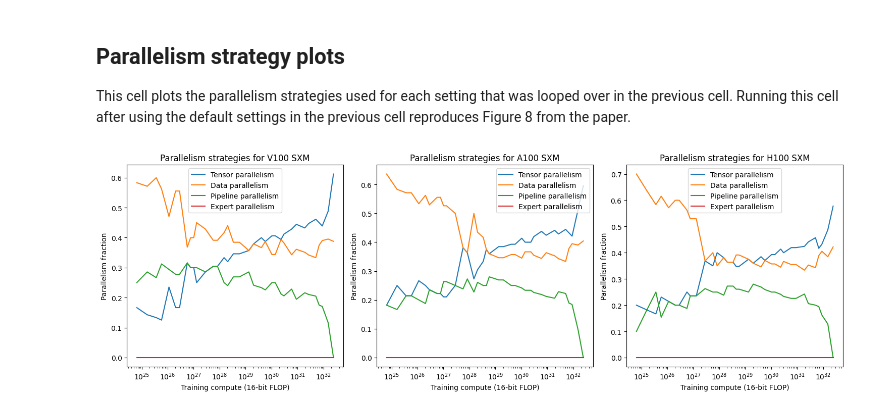
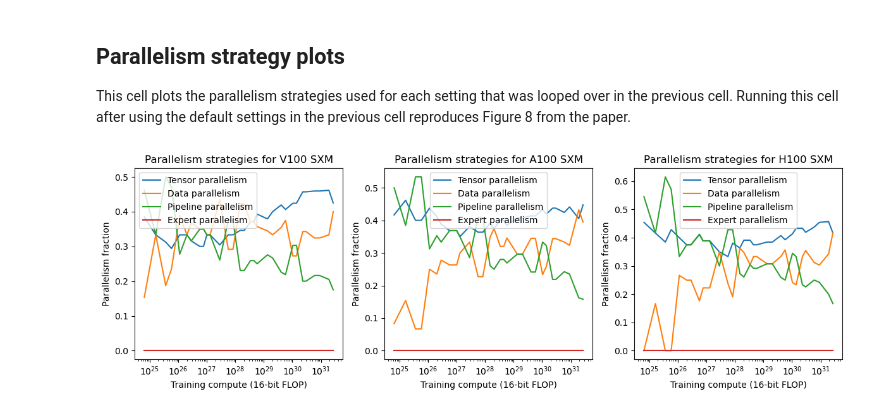
Before and after one commit to ege-erdil/limits_to_distributed_training, a Jupyter notebook: optimal_parallelism.ipynb, the cells around one changed output. Saved outputs shown, nothing was run; the diff lists cells and outputs as text; code cells hidden in the pictures.

```diff
--- a/optimal_parallelism.ipynb
+++ b/optimal_parallelism.ipynb
@@ -684,15 +688,15 @@ d_model_list = sorted([f * 2**i for (f, i) in product(range(1, 17, 2), range(11,
 seq_len = 2048 ## sequence length to use during training
 
 interleaving = True ## set this flag to True if you want to enable pipeline interleaving, set it to False to disable it
-zero_bubble_pp = True ## set this flag to True if you want to enable zero-bubble pipeline parallelism, set it to False to disable it
+consider_zero_bubble_pp = True ## set this flag to True if you want to enable considering zero-bubble pipeline parallelism, set it to False to disable it
 
-def simulate_training_runs(gpu, d_model_list, d_ff_list, layer_fun, sparsity_fun, batch_size_fun, seq_len, years, stopping_utilization_value=0, zero_bubble_pp=False, \
+def simulate_training_runs(gpu, d_model_list, d_ff_list, layer_fun, sparsity_fun, batch_size_fun, seq_len, years, stopping_utilization_value=0, \
                            overlap_TP=1, overlap_DP=1, overlap_PP=1):
     info_list = []
 
     for (d_model, d_ff) in zip(d_model_list, d_ff_list):
         print(d_model, d_ff)
-        result = cluster_size_required(gpu, d_model, d_ff, layer_fun, sparsity_fun, batch_size_fun, seq_len, years=years, zero_bubble_pp=zero_bubble_pp, \
+        result = cluster_size_required(gpu, d_model, d_ff, layer_fun, sparsity_fun, batch_size_fun, seq_len, years=years, \
                                        overlap_TP=overlap_TP, overlap_DP=overlap_DP, overlap_PP=overlap_PP)
 
         if result[0] != None:
@@ -701,7 +705,7 @@ def simulate_training_runs(gpu, d_model_list, d_ff_list, layer_fun, sparsity_fun
             N_DP_opt, N_TP_model_opt, N_TP_ff_opt, N_PP_opt, N_EP_opt, N_DP_tup_opt, N_TP_model_tup_opt, N_TP_ff_tup_opt, N_PP_tup_opt, N_EP_tup_opt, \
             num_of_microbatches_opt, pp_interleaving_factor_opt, recompute_activations_opt, utilization_opt, \
             best_time_yrs, tp_time_opt, dp_time_opt, pp_time_opt, latency_time_opt = \
-                    optimal_parallelism(gpu, d_model, d_ff, local_layers, local_sparsity_factor, local_batch_size, seq_len, N, zero_bubble_pp, overlap_TP, overlap_DP, overlap_PP, interleaving)
+                    optimal_parallelism(gpu, d_model, d_ff, local_layers, local_sparsity_factor, local_batch_size, seq_len, N, overlap_TP, overlap_DP, overlap_PP, interleaving)
 
             N_TP_opt = N_TP_model_opt * N_TP_ff_opt
             N_param_local = 2*d_model*d_ff*local_layers*local_sparsity_factor
@@ -731,7 +735,7 @@ for setting in settings:
     print("Simulating training runs for setting: %s" % (setting.identifier))
     d_ff_list = [4*d for d in d_model_list]
     info_dict[setting] = simulate_training_runs(gpu, d_model_list, d_ff_list, layer_fun=setting.layer_fun, sparsity_fun=setting.sparsity_fun, batch_size_fun=setting.batch_size_fun, \
-                                            seq_len=seq_len, years=run_duration_years, stopping_utilization_value=0.001, zero_bubble_pp=zero_bubble_pp, \
+                                            seq_len=seq_len, years=run_duration_years, stopping_utilization_value=0.001, \
                                             overlap_TP=overlap_TP, overlap_DP=overlap_DP, overlap_PP=overlap_PP)
     print("Simulation complete! Results below:\n")
     for info in info_dict[setting]:
@@ -802,7 +806,7 @@ Linear scaling for H100 SXM ends at 1.34e+29 FLOP
 
 This cell plots the parallelism strategies used for each setting that was looped over in the previous cell. Running this cell after using the default settings in the previous cell reproduces Figure 8 from the paper.
 # %%
-fig, axs = plt.subplots(1, len(info_dict), figsize=(len(info_dict)*5, 5))
+fig, axs = plt.subplots(1, len(info_dict), figsize=(len(info_dict)*4, 4))
 if len(info_dict) == 1:
     axs = [axs]
 
@@ -818,31 +822,31 @@ for index, setting in enumerate(info_dict):
          N_TP_opt, N_PP_opt, pp_interleaving_factor_opt, N_DP_opt, N_EP_opt, local_sparsity_factor, N_DP_tup_opt, N_TP_model_tup_opt, N_TP_ff_tup_opt, N_PP_tup_opt, N_EP_tup_opt, num_of_microbatches_opt, \
          recompute_activations_opt, tp_time_opt, dp_time_opt, pp_time_opt, latency_time_opt) = info
 
         N = float(N) # this avoids a numpy bug for large N
         tp_frac.append(np.log(N_TP_opt)/np.log(N))
         pp_frac.append(np.log(N_PP_opt)/np.log(N))
         dp_frac.append(np.log(N_DP_opt)/np.log(N))
         ep_frac.append(np.log(N_EP_opt)/np.log(N))
         compute.append(chinchilla_optimal_compute)
 
     # Plot the first subplot
     axs[index].plot(compute, tp_frac, label="Tensor parallelism")
     axs[index].plot(compute, dp_frac, label="Data parallelism")
     axs[index].plot(compute, pp_frac, label="Pipeline parallelism")
     axs[index].plot(compute, ep_frac, label="Expert parallelism")
 
     axs[index].set_title("Parallelism strategies for %s" % (setting.identifier))
     axs[index].set_xscale("log")
     axs[index].set_xlabel(f"Training compute ({int(8*gpu.bytewidth)}-bit FLOP)")
     axs[index].set_ylabel("Parallelism fraction")
     axs[index].legend()
 
 # Adjust layout to prevent overlap
 plt.tight_layout()
 
 # Show the plots
 plt.savefig("visuals/parallelism_strategies_%s.pdf" % (run_name))
 plt.savefig("visuals/parallelism_strategies_%s.png" % (run_name))
 plt.show()
 # %% [output]
-[figure, old version]
+[figure, new version]
```
Also changed, not shown: parts of 3 cells of this notebook.
